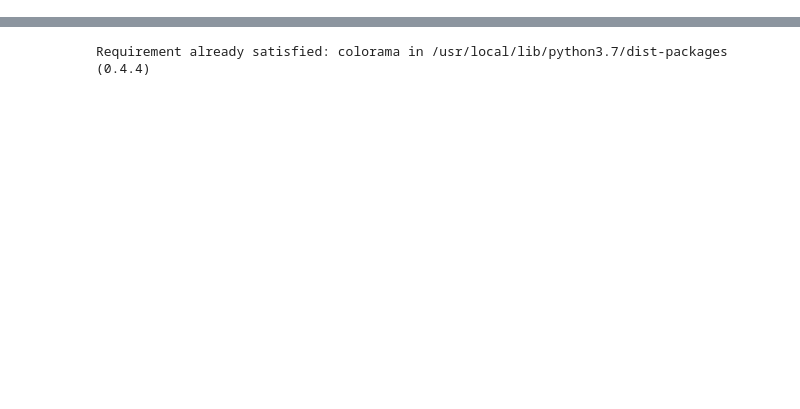
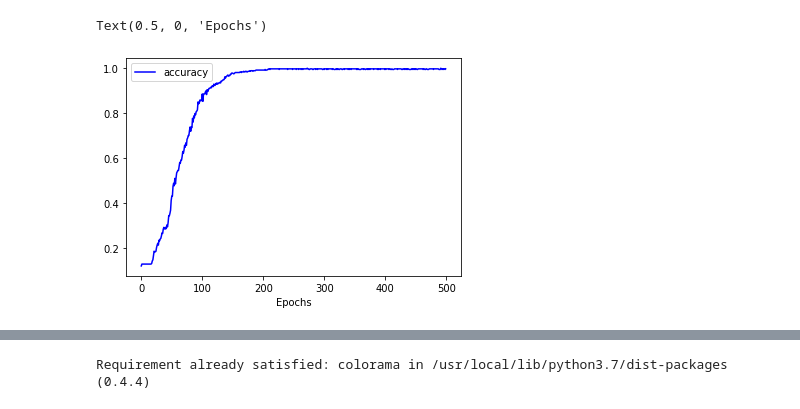
Before and after one commit to Pradnya1208/Intent-classification-based-food-delivery-chatbot, a Jupyter notebook: Chatbot implementation/Initial_Chatbot_Implementation.ipynb, the cells around one changed output, grey strips where cells are left out. Cells and saved outputs as stored; diff of their text form; code cells hidden in the pictures; blank space fills up the shorter version.

```diff
--- a/Chatbot implementation/Initial_Chatbot_Implementation.ipynb
+++ b/Chatbot implementation/Initial_Chatbot_Implementation.ipynb
@@ -83,0 +182,10 @@ Epoch 500/500
+# %%
+accuracy_values = history_dict['accuracy']
+#val_accuracy_values=history_dict['val_accuracy']
+#plt.plot(val_accuracy_values,'-r',label='val_accuracy')
+plt.plot(accuracy_values,'-b',label='accuracy')
+plt.legend()
+plt.xlabel("Epochs")
+# %% [output]
+Text(0.5, 0, 'Epochs')
+[figure, added]
```
Also changed, not shown: parts of 21 cells of this notebook.
